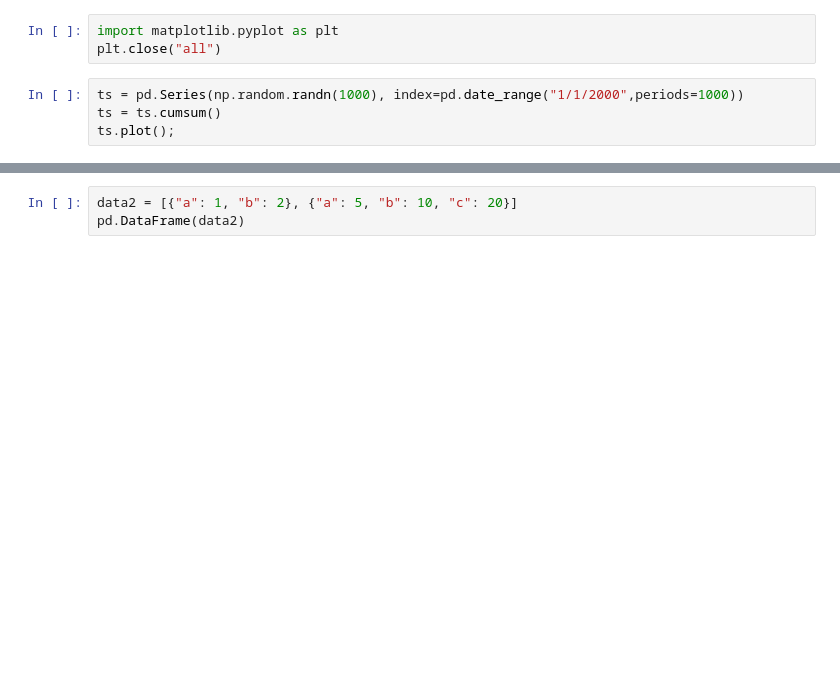
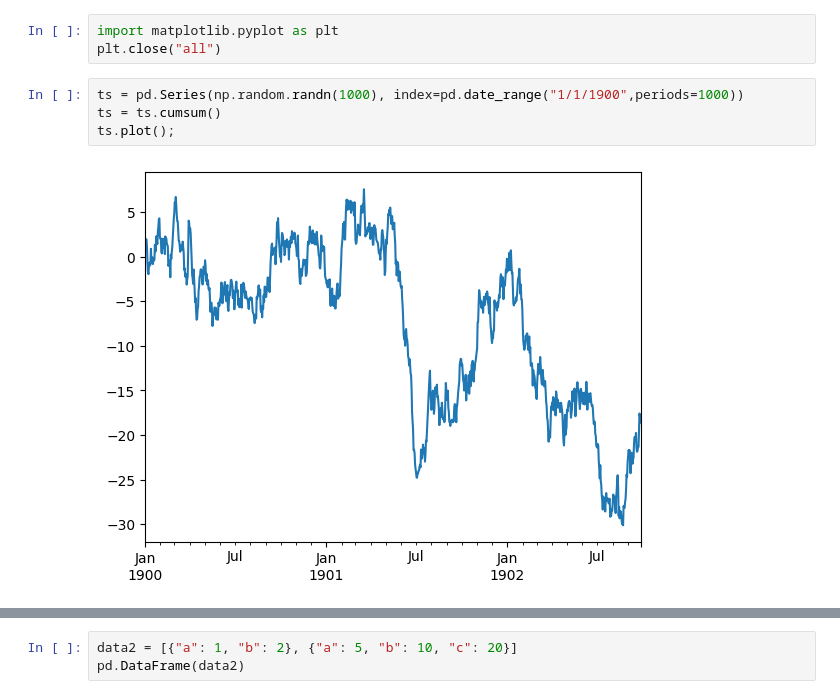
Before and after one commit to MuhammadTausif/PyComplete, a Jupyter notebook: pandas/pandas-complete-tutorial.ipynb, the cells around one changed output, grey strips where cells are left out. Cells and saved outputs as stored; diff of their text form; blank space fills up the shorter version.

```diff
--- a/pandas/pandas-complete-tutorial.ipynb
+++ b/pandas/pandas-complete-tutorial.ipynb
@@ -124,7 +374,9 @@ df.groupby("grade").size()
 import matplotlib.pyplot as plt
 plt.close("all")
 # %%
-ts = pd.Series(np.random.randn(1000), index=pd.date_range("1/1/2000",periods=1000))
+ts = pd.Series(np.random.randn(1000), index=pd.date_range("1/1/1900",periods=1000))
 ts = ts.cumsum()
 ts.plot();
+# %% [output]
+[figure, added]
 # %%
```
Also changed, not shown: parts of 70 cells of this notebook, 2 other files.
